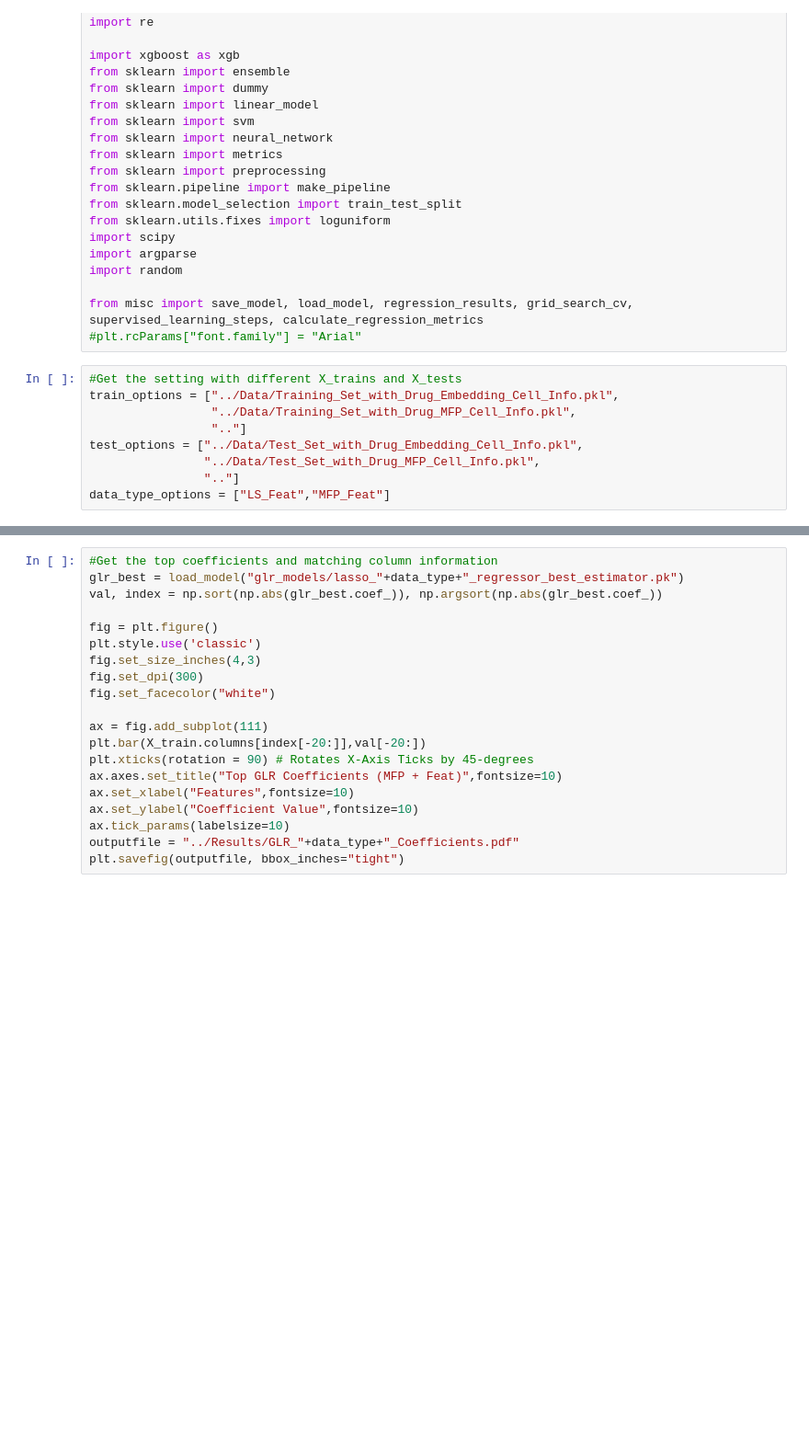
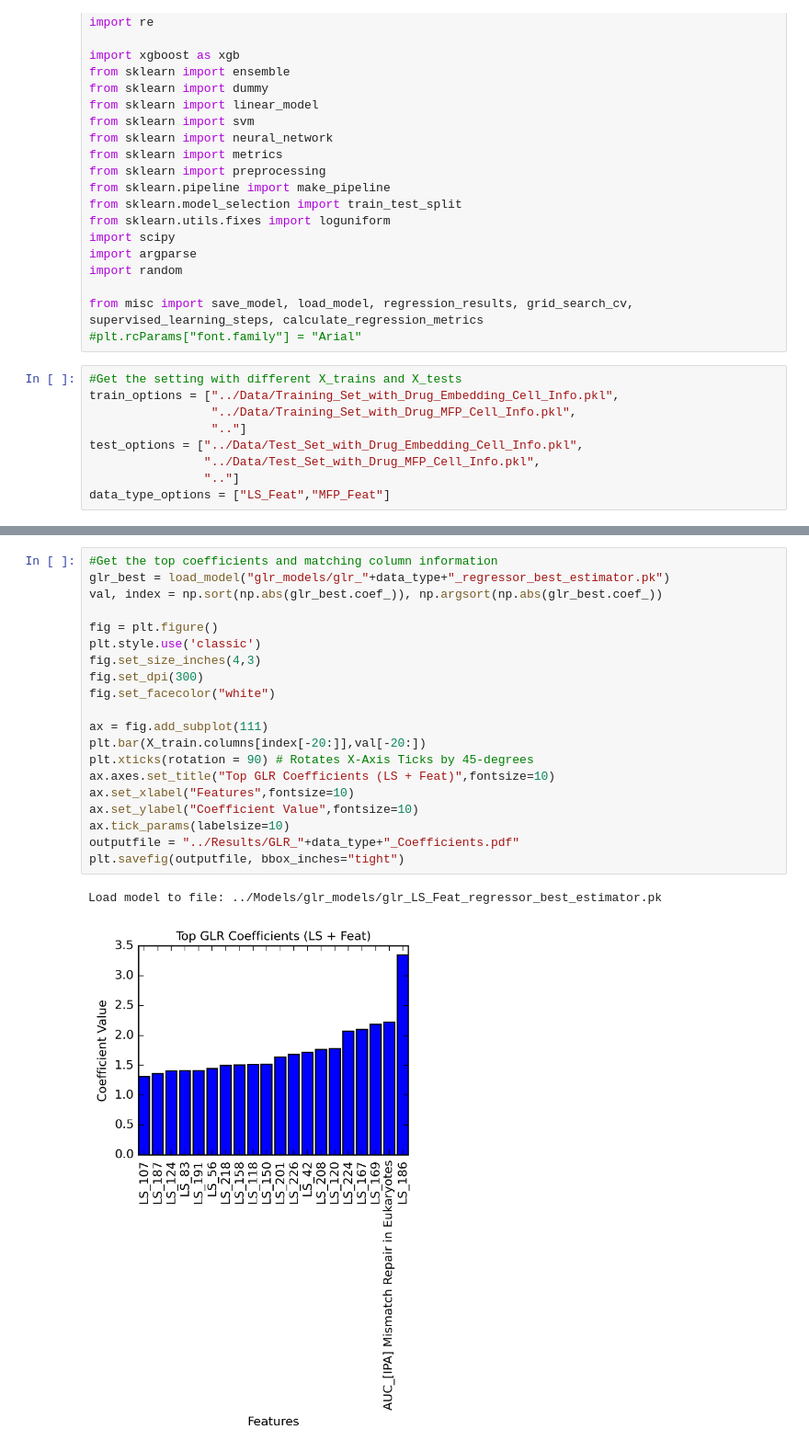
Before and after one commit to raghvendra5688/PT-AML, a Jupyter notebook: scripts/glr.ipynb, the cells around one changed output, grey strips where cells are left out. Shown: that part at 92% size. Drawn from its saved outputs; the diff is of its cells as text; blank space fills up the shorter version.

```diff
--- a/scripts/glr.ipynb
+++ b/scripts/glr.ipynb
@@ -131,20 +172,23 @@ plt.savefig(outfilename, bbox_inches="tight")
 # %%
 #Get the top coefficients and matching column information
-glr_best = load_model("glr_models/lasso_"+data_type+"_regressor_best_estimator.pk")
+glr_best = load_model("glr_models/glr_"+data_type+"_regressor_best_estimator.pk")
 val, index = np.sort(np.abs(glr_best.coef_)), np.argsort(np.abs(glr_best.coef_))
 
 fig = plt.figure()
 plt.style.use('classic')
 fig.set_size_inches(4,3)
 fig.set_dpi(300)
 fig.set_facecolor("white")
 
 ax = fig.add_subplot(111)
 plt.bar(X_train.columns[index[-20:]],val[-20:])
 plt.xticks(rotation = 90) # Rotates X-Axis Ticks by 45-degrees
-ax.axes.set_title("Top GLR Coefficients (MFP + Feat)",fontsize=10)
+ax.axes.set_title("Top GLR Coefficients (LS + Feat)",fontsize=10)
 ax.set_xlabel("Features",fontsize=10)
 ax.set_ylabel("Coefficient Value",fontsize=10)
 ax.tick_params(labelsize=10)
 outputfile = "../Results/GLR_"+data_type+"_Coefficients.pdf"
 plt.savefig(outputfile, bbox_inches="tight")
+# %% [output]
+Load model to file: ../Models/glr_models/glr_LS_Feat_regressor_best_estimator.pk
+[figure, added]
```
Also changed, not shown: parts of 4 cells of this notebook, 15 other files.
